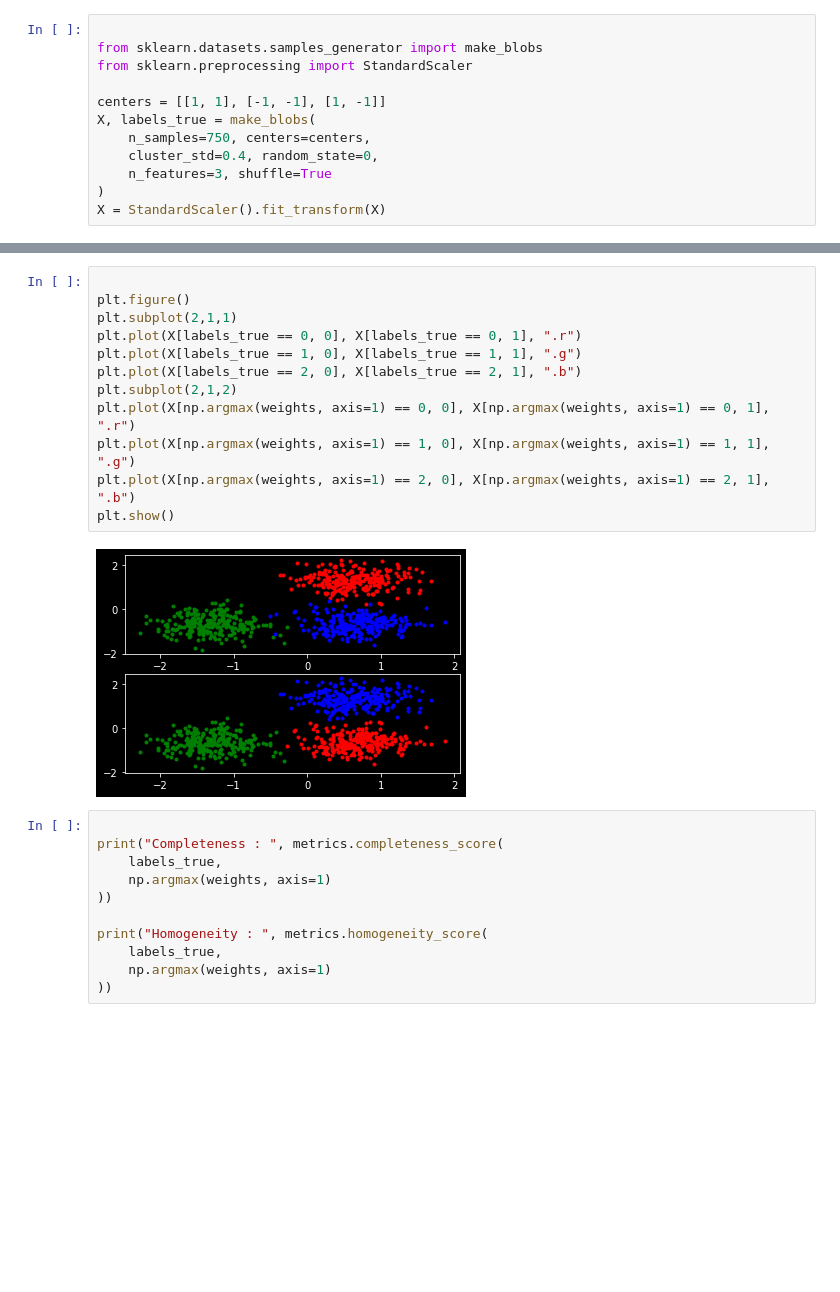
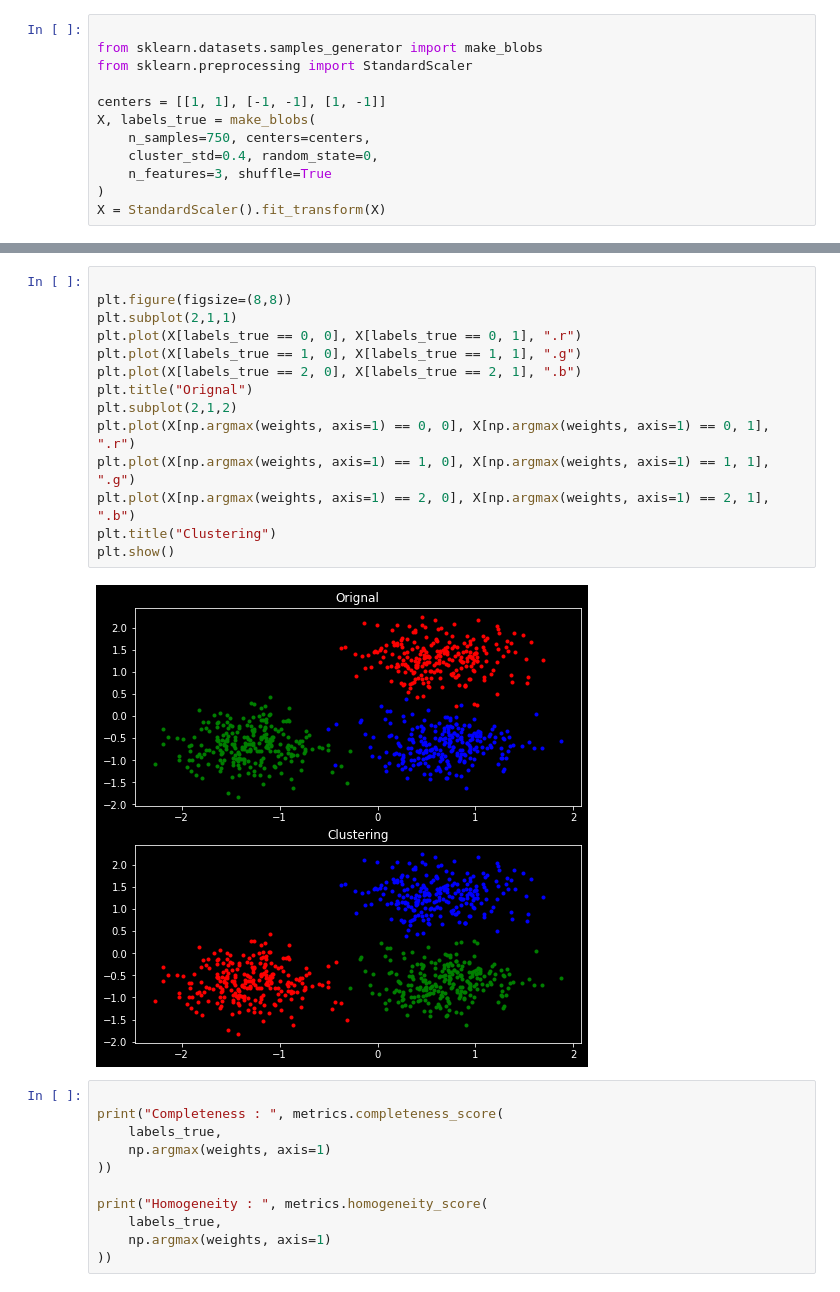
Before and after one commit to BenjaminPeltier/Fuzzy-C-Means, a Jupyter notebook: Fuzzy_C_Means.ipynb, the cells around one changed output, grey strips where cells are left out. Saved outputs shown, nothing was run; the diff lists cells and outputs as text; blank space fills up the shorter version.

Commit message:
new title in figure

```diff
--- a/Fuzzy_C_Means.ipynb
+++ b/Fuzzy_C_Means.ipynb
@@ -76,18 +76,20 @@ print(centroids)
  [ 0.62095235  1.3235834 ]]
 # %%
 
-plt.figure()
+plt.figure(figsize=(8,8))
 plt.subplot(2,1,1)
 plt.plot(X[labels_true == 0, 0], X[labels_true == 0, 1], ".r")
 plt.plot(X[labels_true == 1, 0], X[labels_true == 1, 1], ".g")
 plt.plot(X[labels_true == 2, 0], X[labels_true == 2, 1], ".b")
+plt.title("Orignal")
 plt.subplot(2,1,2)
 plt.plot(X[np.argmax(weights, axis=1) == 0, 0], X[np.argmax(weights, axis=1) == 0, 1], ".r")
 plt.plot(X[np.argmax(weights, axis=1) == 1, 0], X[np.argmax(weights, axis=1) == 1, 1], ".g")
 plt.plot(X[np.argmax(weights, axis=1) == 2, 0], X[np.argmax(weights, axis=1) == 2, 1], ".b")
+plt.title("Clustering")
 plt.show()
 # %% [output]
-[figure, old version]
+[figure, new version]
 # %%
 
 print("Completeness : ", metrics.completeness_score(
```
Also changed, not shown: parts of 1 cell of this notebook.
